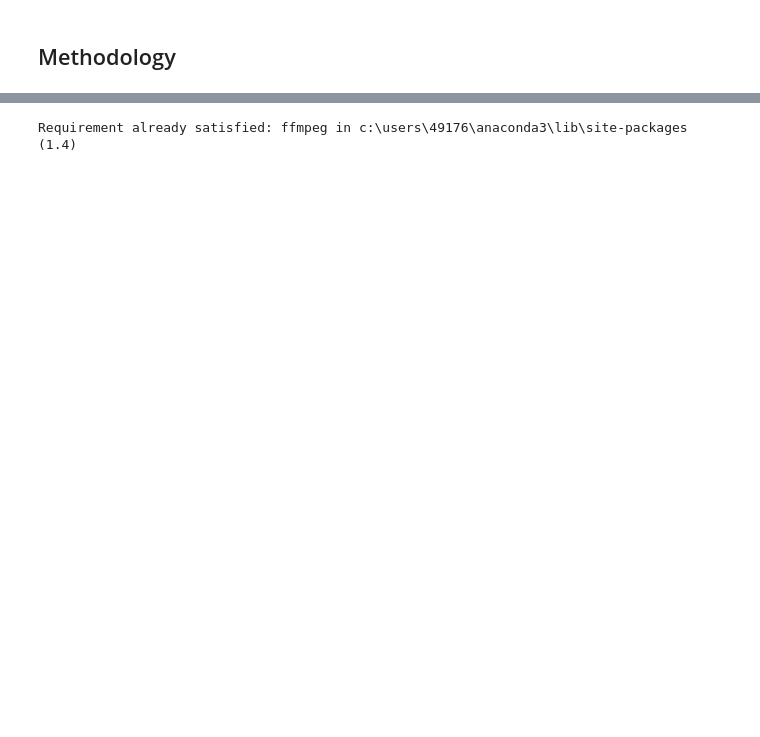
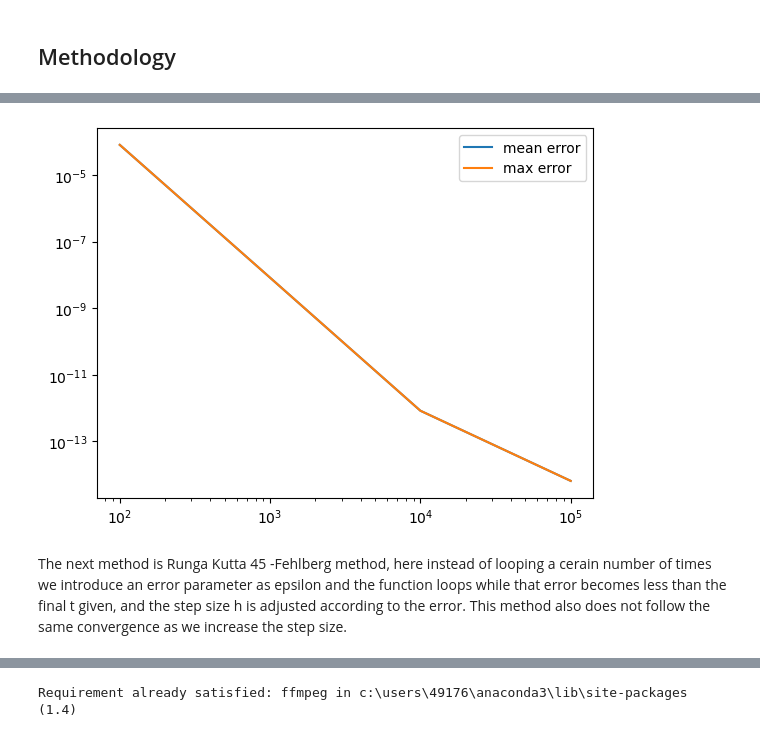
Before and after one commit to hasankin19/PHY-480-Project, a Jupyter notebook: PHY480-905_SemesterProjectTemplate.ipynb, the cells around one changed output, grey strips where cells are left out. Saved outputs shown, nothing was run; the diff lists cells and outputs as text; code cells hidden in the pictures; blank space fills up the shorter version.

```diff
--- a/PHY480-905_SemesterProjectTemplate.ipynb
+++ b/PHY480-905_SemesterProjectTemplate.ipynb
@@ -437,0 +105,42 @@ KeyboardInterrupt:
+# %%
+
+def RK4(f, tf, n, mu):
+    v = 0
+    x = 1
+    X_values = []
+    V_values = []
+    h = tf / n
+    tpoints = np.arange(0, tf, h)
+    for t in tpoints:
+        X_values.append(x)
+        V_values.append(v)
+
+        k1x, k1v = f( mu, t, x, v)
+
+        k2x, k2v = f( mu, t + h / 2, x + h / 2 * k1x, v + h / 2 * k1v)
+
+        k3x, k3v = f( mu, t + h / 2, x + h / 2 * k2x, v + h / 2 * k2v)
+
+        k4x, k4v = f( mu, t + h, x + h * k3x, v + h * k3v)
+
+        x += h / 6 * (k1x + 2 * k2x + 2 * k3x + k4x)
+        v += h / 6 * (k1v + 2 * k2v + 2 * k3v + k4v)
+
+    return tpoints, X_values, V_values
+# %%
+tsteps=[100,1000,10000,100000]
+mean_err=[]
+max_err=[]
+for ts in tsteps:
+    trk,xrk,vrk=RK4(VDPO,20,ts,0)
+    Act=np.cos(trk)
+    max_err.append(np.max(np.abs(xrk-Act)))
+    mean_err.append(np.mean(np.abs(xrk-Act)))
+plt.plot(tsteps,mean_err,label='mean error')
+plt.plot(tsteps,mean_err,label='max error')
+plt.yscale('log')
+plt.xscale('log')
+plt.legend()
+plt.show()
+# %% [output]
+[figure, added]
@@ -437,0 +149,2 @@ KeyboardInterrupt:
+# %% [markdown]
+The next method is Runga Kutta 45 -Fehlberg method, here instead of looping a cerain number of times we introduce an error parameter as epsilon and the function loops while that error becomes less than the final t given, and the step size h is adjusted according to the error. This method also does not follow the same convergence as we increase the step size.
```
Also changed, not shown: parts of 101 cells of this notebook.
